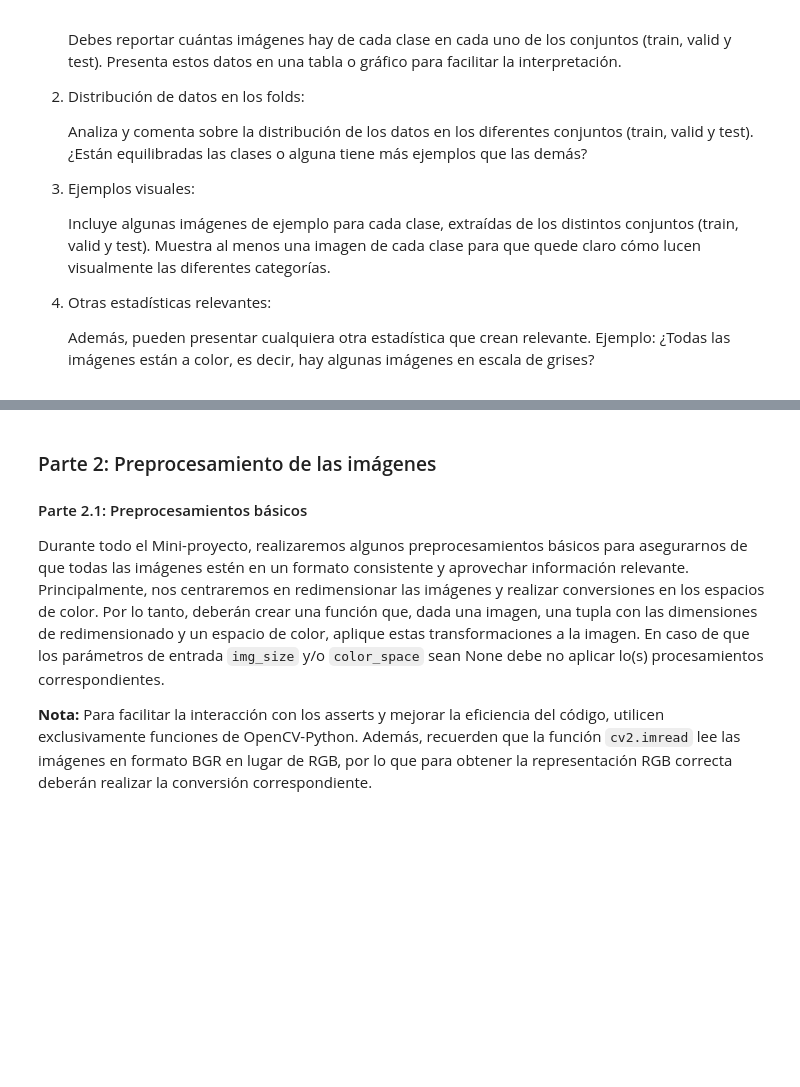
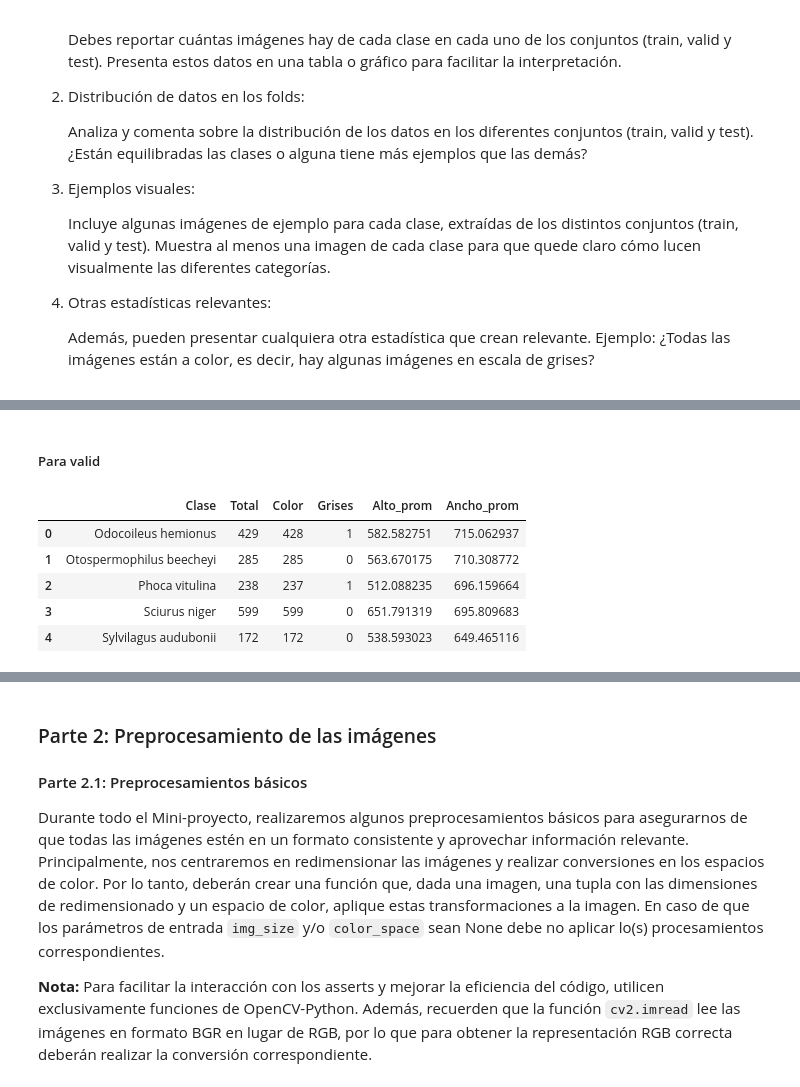
Before and after one commit to JuanFe202122431/Miniproyecto3, a Jupyter notebook: Entrega 1.ipynb, the cells around one changed output, grey strips where cells are left out. Saved outputs shown, nothing was run; the diff lists cells and outputs as text; code cells hidden in the pictures; blank space fills up the shorter version.

```diff
--- a/Entrega 1.ipynb
+++ b/Entrega 1.ipynb
@@ -169,0 +538,15 @@ raise NotImplementedError()
+# %% [markdown]
+##### Para valid
+# %%
+valid_class_paths = group_paths_by_class(valid_paths, valid_labels, dict_labels)
+
+df_valid_class_stats = analyze_per_class(valid_class_paths)
+
+df_valid_class_stats
+# %% [output]
+|  | Clase | Total | Color | Grises | Alto_prom | Ancho_prom |
+| 0 | Odocoileus hemionus | 429 | 428 | 1 | 582.582751 | 715.062937 |
+| 1 | Otospermophilus beecheyi | 285 | 285 | 0 | 563.670175 | 710.308772 |
+| 2 | Phoca vitulina | 238 | 237 | 1 | 512.088235 | 696.159664 |
+| 3 | Sciurus niger | 599 | 599 | 0 | 651.791319 | 695.809683 |
+| 4 | Sylvilagus audubonii | 172 | 172 | 0 | 538.593023 | 649.465116 |
```
Also changed, not shown: parts of 36 cells of this notebook.
